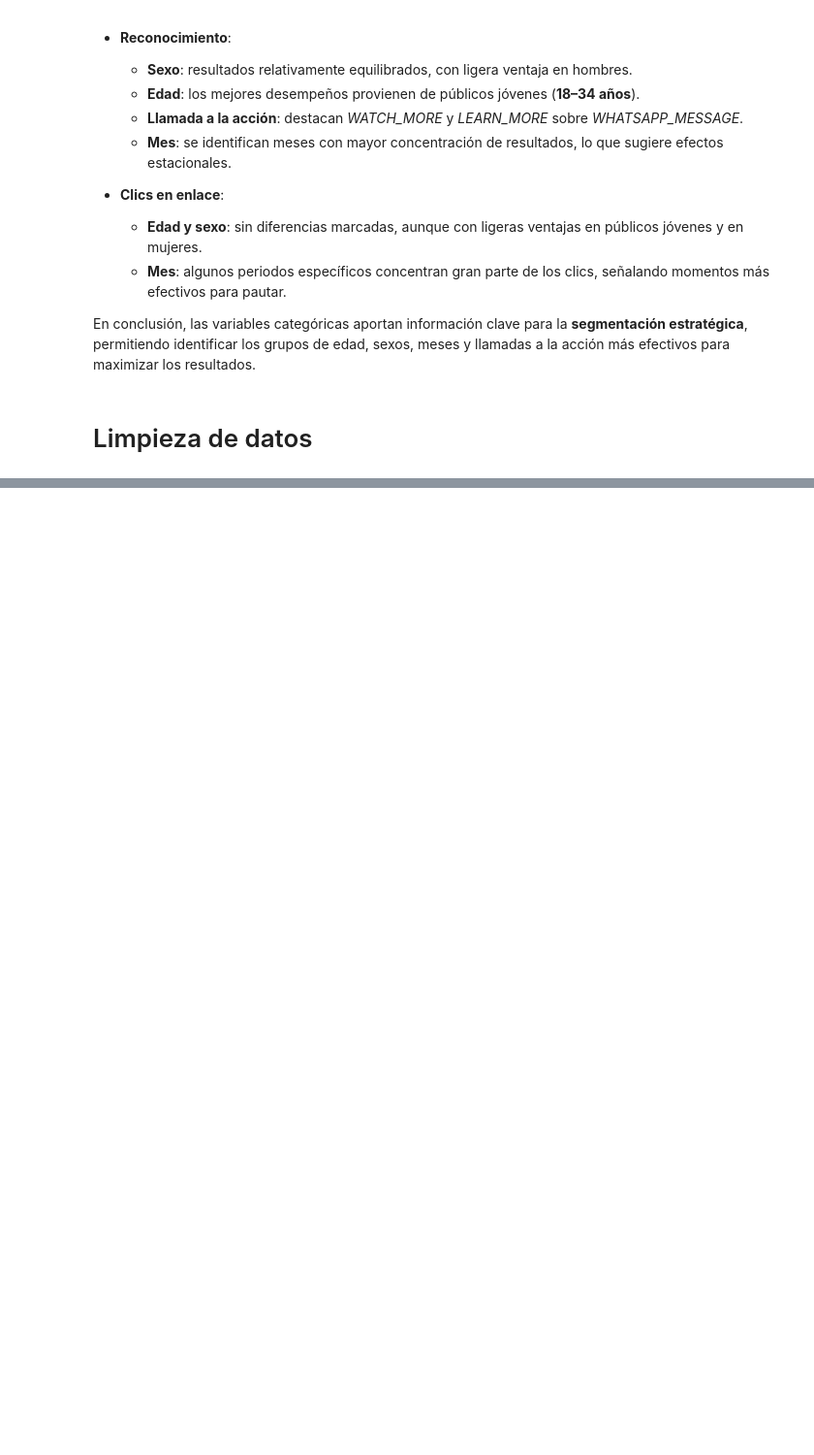
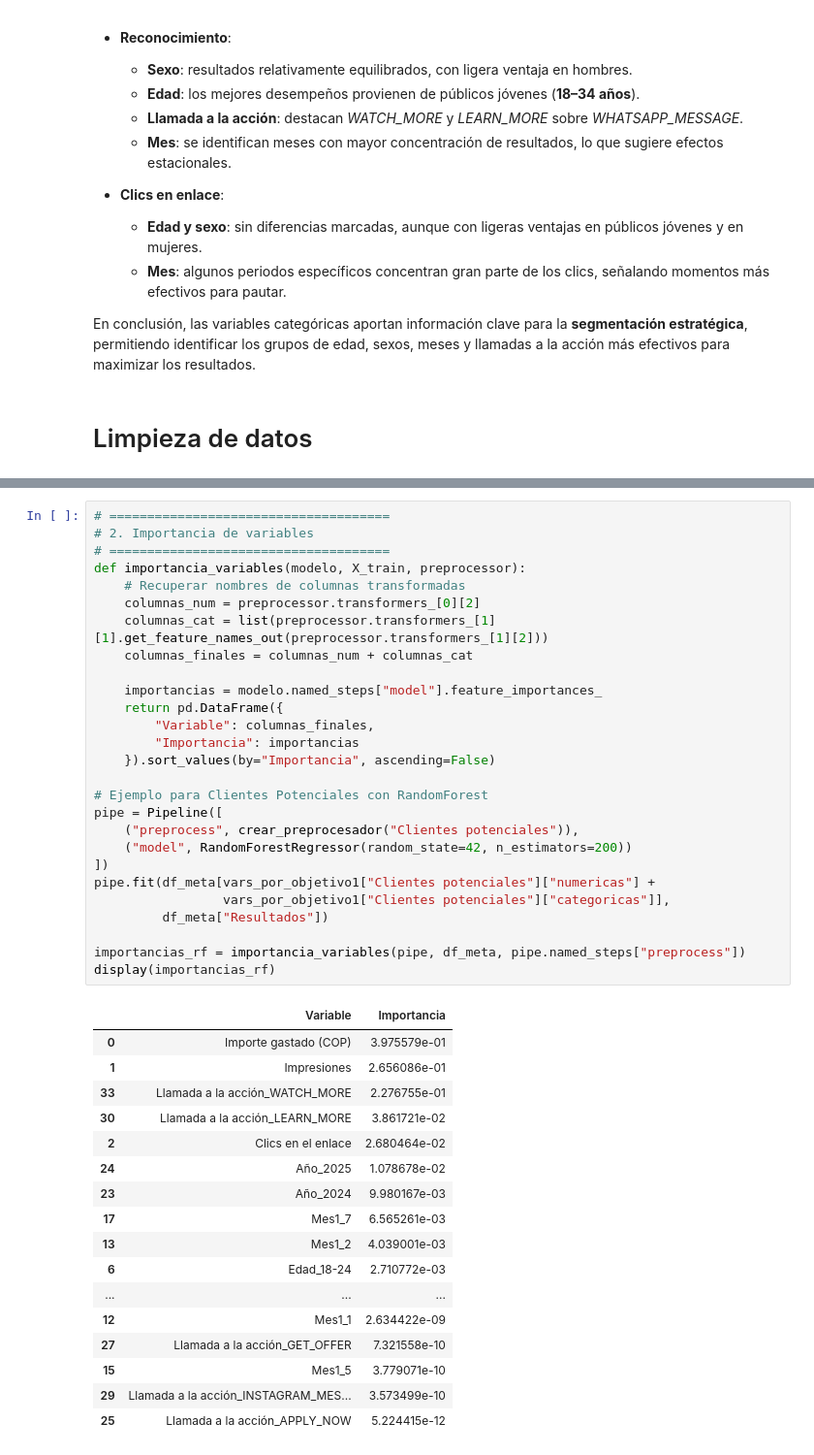
Before and after one commit to andresmaufer03/Proyecto-EDA, a Jupyter notebook: Meta Análisis/EDAMeta.ipynb, the cells around one changed output, grey strips where cells are left out. Shown at 97% size. Cells and saved outputs as stored; diff of their text form; blank space fills up the shorter version.

```diff
--- a/Meta Análisis/EDAMeta.ipynb
+++ b/Meta Análisis/EDAMeta.ipynb
@@ -703,0 +922,45 @@ Name: Resultados, dtype: int64
+# %%
+# =====================================
+# 2. Importancia de variables
+# =====================================
+def importancia_variables(modelo, X_train, preprocessor):
+    # Recuperar nombres de columnas transformadas
+    columnas_num = preprocessor.transformers_[0][2]
+    columnas_cat = list(preprocessor.transformers_[1][1].get_feature_names_out(preprocessor.transformers_[1][2]))
+    columnas_finales = columnas_num + columnas_cat
+
+    importancias = modelo.named_steps["model"].feature_importances_
+    return pd.DataFrame({
+        "Variable": columnas_finales,
+        "Importancia": importancias
+    }).sort_values(by="Importancia", ascending=False)
+
+# Ejemplo para Clientes Potenciales con RandomForest
+pipe = Pipeline([
+    ("preprocess", crear_preprocesador("Clientes potenciales")),
+    ("model", RandomForestRegressor(random_state=42, n_estimators=200))
+])
+pipe.fit(df_meta[vars_por_objetivo1["Clientes potenciales"]["numericas"] +
+                 vars_por_objetivo1["Clientes potenciales"]["categoricas"]],
+         df_meta["Resultados"])
+
+importancias_rf = importancia_variables(pipe, df_meta, pipe.named_steps["preprocess"])
+display(importancias_rf)
+# %% [output]
+|  | Variable | Importancia |
+| 0 | Importe gastado (COP) | 3.975579e-01 |
+| 1 | Impresiones | 2.656086e-01 |
+| 33 | Llamada a la acción_WATCH_MORE | 2.276755e-01 |
+| 30 | Llamada a la acción_LEARN_MORE | 3.861721e-02 |
+| 2 | Clics en el enlace | 2.680464e-02 |
+| 24 | Año_2025 | 1.078678e-02 |
+| 23 | Año_2024 | 9.980167e-03 |
+| 17 | Mes1_7 | 6.565261e-03 |
+| 13 | Mes1_2 | 4.039001e-03 |
+| 6 | Edad_18-24 | 2.710772e-03 |
+| ... | ... | ... |
+| 12 | Mes1_1 | 2.634422e-09 |
+| 27 | Llamada a la acción_GET_OFFER | 7.321558e-10 |
+| 15 | Mes1_5 | 3.779071e-10 |
+| 29 | Llamada a la acción_INSTAGRAM_MES... | 3.573499e-10 |
+| 25 | Llamada a la acción_APPLY_NOW | 5.224415e-12 |
```
Also changed, not shown: parts of 24 cells of this notebook.
